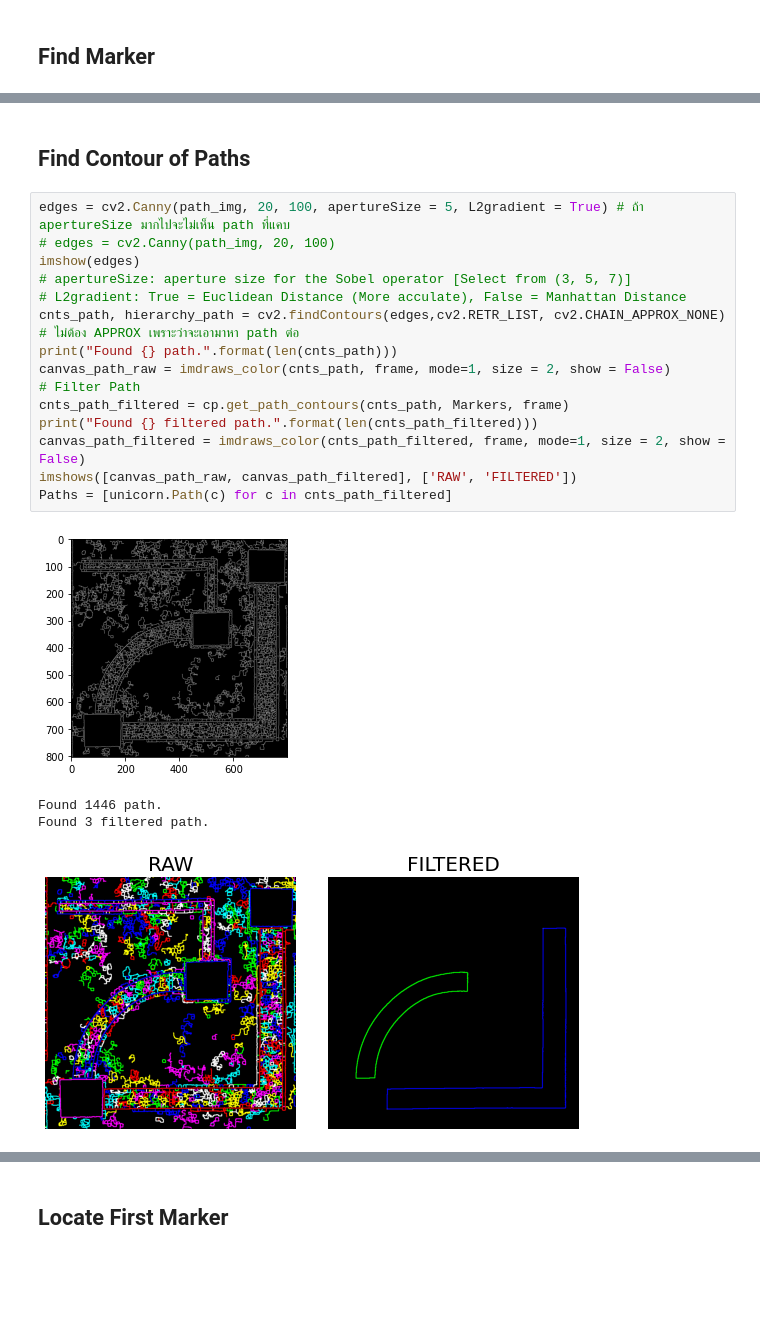
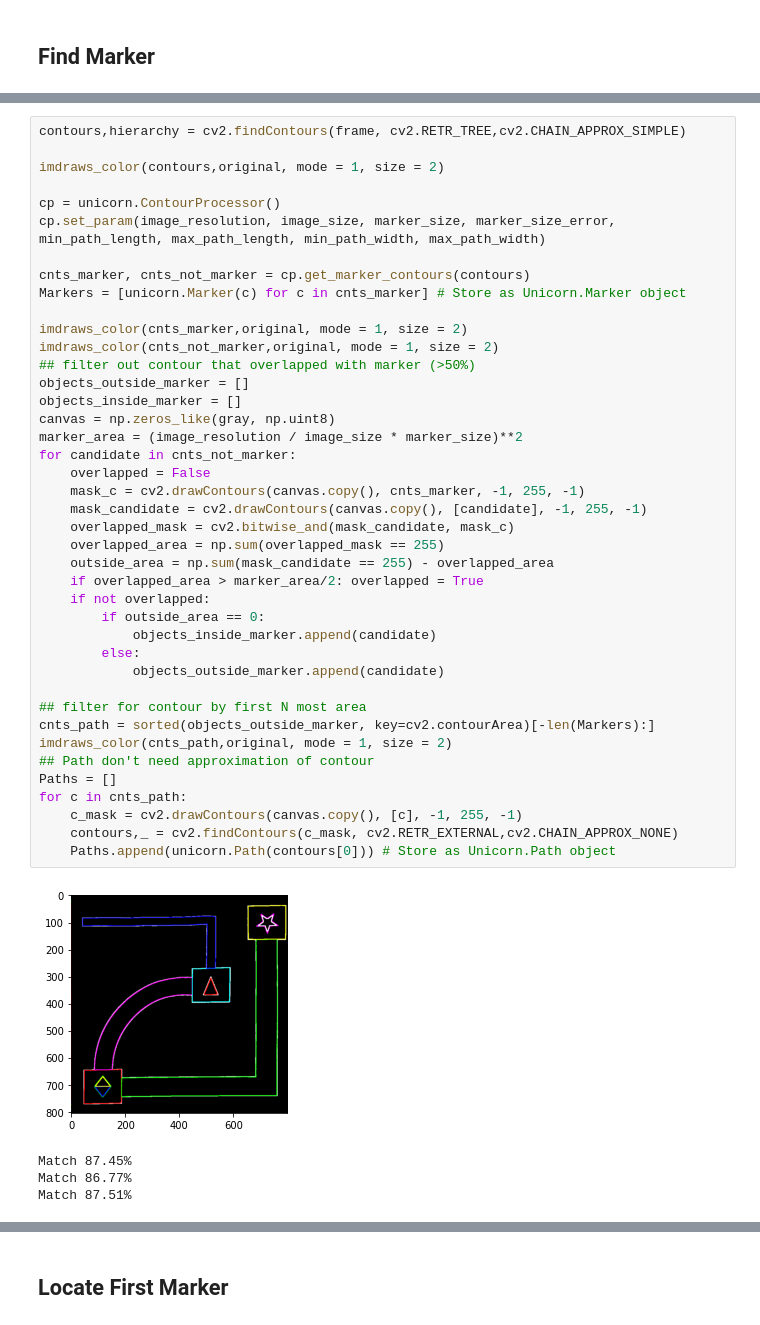
Before and after one commit to teerameth/Module6-7, a Jupyter notebook: MileStone27.ipynb, the cells around one changed output, grey strips where cells are left out. Drawn from its saved outputs; the diff is of its cells as text; blank space fills up the shorter version.

```diff
--- a/MileStone27.ipynb
+++ b/MileStone27.ipynb
@@ -111,22 +68,46 @@ imshows([original, original_eroded, marker_mask, path_img], ['Original', 'Eroded
-# %% [markdown]
-## Find Contour of Paths
-# %%
-edges = cv2.Canny(path_img, 20, 100, apertureSize = 5, L2gradient = True) # ถ้า apertureSize มากไปจะไม่เห็น path ที่แคบ
-# edges = cv2.Canny(path_img, 20, 100)
-imshow(edges)
-# apertureSize: aperture size for the Sobel operator [Select from (3, 5, 7)]
-# L2gradient: True = Euclidean Distance (More acculate), False = Manhattan Distance
-cnts_path, hierarchy_path = cv2.findContours(edges,cv2.RETR_LIST, cv2.CHAIN_APPROX_NONE) # ไม่ต้อง APPROX เพราะว่าจะเอามาหา path ต่อ
-print("Found {} path.".format(len(cnts_path)))
-canvas_path_raw = imdraws_color(cnts_path, frame, mode=1, size = 2, show = False)
-# Filter Path
-cnts_path_filtered = cp.get_path_contours(cnts_path, Markers, frame)
-print("Found {} filtered path.".format(len(cnts_path_filtered)))
-canvas_path_filtered = imdraws_color(cnts_path_filtered, frame, mode=1, size = 2, show = False)
-imshows([canvas_path_raw, canvas_path_filtered], ['RAW', 'FILTERED'])
-Paths = [unicorn.Path(c) for c in cnts_path_filtered]
-# %% [output]
-[figure, removed]
-Found 1446 path.
-Found 3 filtered path.
-[figure, removed]
+# %%
+contours,hierarchy = cv2.findContours(frame, cv2.RETR_TREE,cv2.CHAIN_APPROX_SIMPLE)
+
+imdraws_color(contours,original, mode = 1, size = 2)
+
+cp = unicorn.ContourProcessor()
+cp.set_param(image_resolution, image_size, marker_size, marker_size_error, min_path_length, max_path_length, min_path_width, max_path_width)
+
+cnts_marker, cnts_not_marker = cp.get_marker_contours(contours)
+Markers = [unicorn.Marker(c) for c in cnts_marker] # Store as Unicorn.Marker object
+
+imdraws_color(cnts_marker,original, mode = 1, size = 2)
+imdraws_color(cnts_not_marker,original, mode = 1, size = 2)
+## filter out contour that overlapped with marker (>50%)
+objects_outside_marker = []
+objects_inside_marker = []
+canvas = np.zeros_like(gray, np.uint8)
+marker_area = (image_resolution / image_size * marker_size)**2
+for candidate in cnts_not_marker:
+    overlapped = False
+    mask_c = cv2.drawContours(canvas.copy(), cnts_marker, -1, 255, -1)
+    mask_candidate = cv2.drawContours(canvas.copy(), [candidate], -1, 255, -1)
+    overlapped_mask = cv2.bitwise_and(mask_candidate, mask_c)
+    overlapped_area = np.sum(overlapped_mask == 255)
+    outside_area = np.sum(mask_candidate == 255) - overlapped_area
+    if overlapped_area > marker_area/2: overlapped = True
+    if not overlapped:
+        if outside_area == 0:
+            objects_inside_marker.append(candidate)
+        else:
+            objects_outside_marker.append(candidate)
+
+## filter for contour by first N most area
+cnts_path = sorted(objects_outside_marker, key=cv2.contourArea)[-len(Markers):]
+imdraws_color(cnts_path,original, mode = 1, size = 2)
+## Path don't need approximation of contour
+Paths = []
+for c in cnts_path:
+    c_mask = cv2.drawContours(canvas.copy(), [c], -1, 255, -1)
+    contours,_ = cv2.findContours(c_mask, cv2.RETR_EXTERNAL,cv2.CHAIN_APPROX_NONE)
+    Paths.append(unicorn.Path(contours[0])) # Store as Unicorn.Path object
+# %% [output]
+[figure, added]
+Match 87.45%
+Match 86.77%
+Match 87.51%
```
Also changed, not shown: parts of 14 cells of this notebook, 10 other files.
